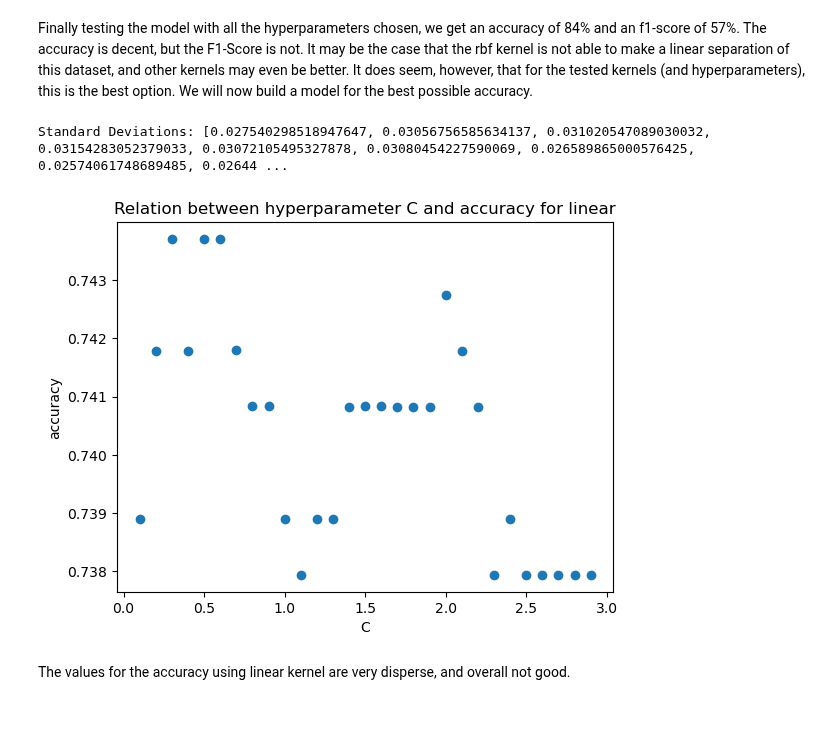
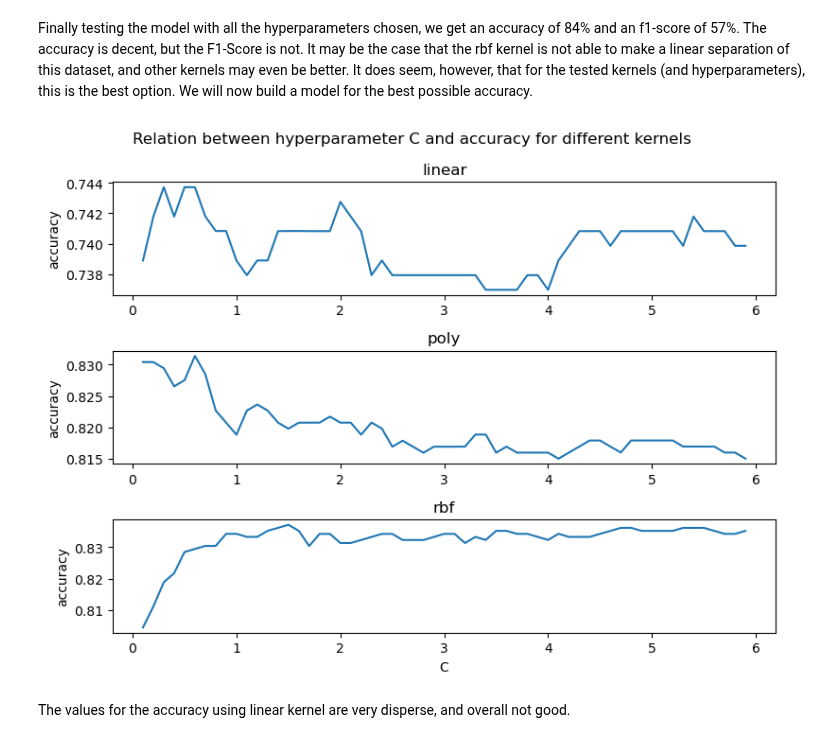
Before and after one commit to TheNoobGoda/ids-project, a Jupyter notebook: src/SVM.ipynb, the cells around one changed output. Saved outputs shown, nothing was run; the diff lists cells and outputs as text; code cells hidden in the pictures; blank space fills up the shorter version.

```diff
--- a/src/SVM.ipynb
+++ b/src/SVM.ipynb
@@ -98,3 +80,0 @@ F1: 0.4547563805104408
-# %%
-svmPoly = SVC(kernel='poly', C=100)
-svmPoly.fit(Xtrain, ytrain)
@@ -115,3 +80,0 @@ F1: 0.5079365079365078
-# %%
-svmRBF = SVC(kernel='rbf', C=100)
-svmRBF.fit(Xtrain, ytrain)
@@ -132,3 +80,0 @@ F1: 0.4895833333333333
-# %%
-svmSigmoid = SVC(kernel="sigmoid", C=100)
-svmSigmoid.fit(Xtrain, ytrain)
@@ -197,24 +116 @@ We will choose 2 models, one for the best f1-score, and later one for the best o
-# %%
-def cvSVMC(kernel, n, div, scoring):
-    recalls = [0] * (n-1)
-    std = [0] * (n-1)
-    list = [*range(1, n)]
-    cValues = [x/div for x in list]
-    j = 0
-    for i in cValues:
-        svm = SVC(kernel=kernel, C=i)
-        scores=cross_val_score(svm, Xtrain, ytrain, cv=10, scoring=scoring)
-
-        std[j] = scores.std()
-        recalls[j] = scores.mean()
-        j+=1
-
-    print(f"Standard Deviations: {std}")
-    plt.scatter(cValues, recalls)
-
-    plt.xlabel('C')
-    plt.ylabel(scoring)
-
-    plt.title(f'Relation between hyperparameter C and {scoring} for {kernel}')
-    plt.show()
 # %%
@@ -292,9 +177,8 @@ F1: 0.5714285714285715
 Finally testing the model with all the hyperparameters chosen, we get an accuracy of 84% and an f1-score of 57%.
 The accuracy is decent, but the F1-Score is not. It may be the case that the rbf kernel is not able to make a linear separation of this dataset, and other kernels may even be better. It does seem, however, that for the tested kernels (and hyperparameters), this is the best option. We will now build a model for the best possible accuracy.
 # %%
-cvSVMC('linear', n=30, div=10, scoring='accuracy')
+cvSVMC(n=60, div=10, scoring='accuracy')
 # %% [output]
-Standard Deviations: [0.027540298518947647, 0.03056756585634137, 0.031020547089030032, 0.03154283052379033, 0.03072105495327878, 0.03080454227590069, 0.026589865000576425, 0.02574061748689485, 0.02644 ...
-[figure, old version]
+[figure, new version]
 # %% [markdown]
 The values for the accuracy using linear kernel are very disperse, and overall not good.
```
Also changed, not shown: parts of 24 cells of this notebook.
